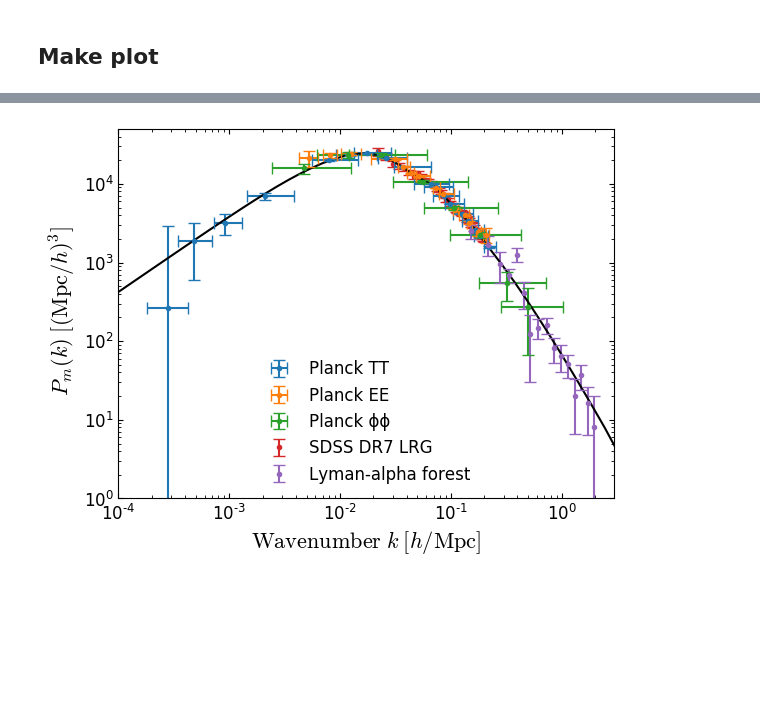
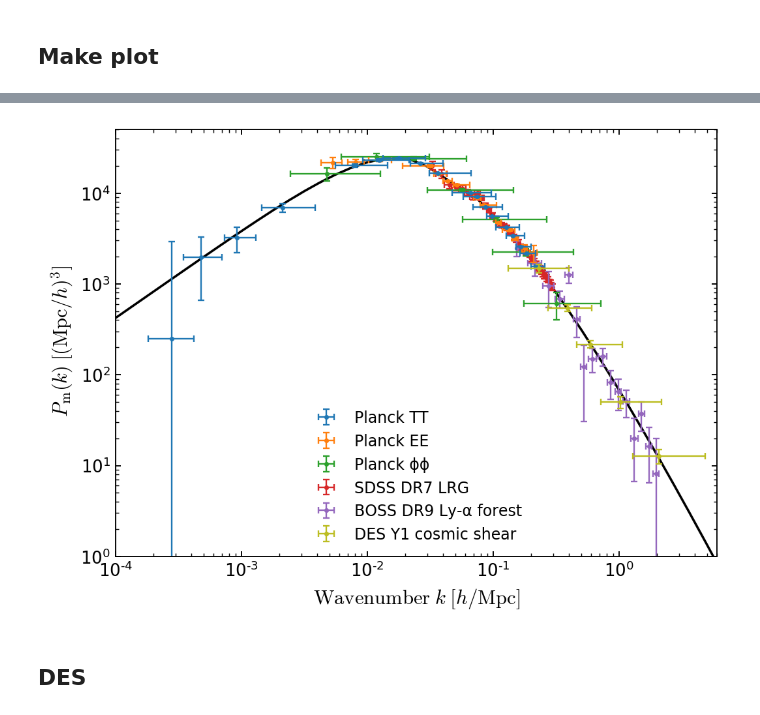
Before and after one commit to marius311/mpk_compilation, a Jupyter notebook: shared/tegfig.ipynb, the cells around one changed output, grey strips where cells are left out. Cells and saved outputs as stored; diff of their text form; code cells hidden in the pictures; blank space fills up the shorter version.

Commit message:
add DES cosmic shear

```diff
--- a/shared/tegfig.ipynb
+++ b/shared/tegfig.ipynb
@@ -163,5 +200,11 @@ d_ϕϕ = d[:,3]
 Σ_ϕϕ = diagm(d[:,4].^2)
 blmin,blmax = Int.(d[:,1]), Int.(d[:,2])
 B_ϕϕ = hcat([(r=zeros(2508); r[lmin:lmax]=1/(lmax-lmin+1); r) for (lmin,lmax) in zip(blmin,blmax)]...);
+# %%
+d = readdlm("dat/planck_lensing_2017/smicadx12_Dec5_ftl_mv2_ndclpp_p_teb_agr2_bandpowers.dat")
+d_ϕϕ = d[:,5]
+Σ_ϕϕ = diagm(d[:,6].^2)
+blmin,blmax = Int.(d[:,2]), Int.(d[:,3])
+B_ϕϕ = hcat([(r=zeros(2508); r[lmin:lmax]=1/(lmax-lmin+1); r) for (lmin,lmax) in zip(blmin,blmax)]...);
 # %%
 errorbar((blmin+blmax)/2, d_ϕϕ, sqrt.(diag(Σ_ϕϕ)),marker=".",ls="")
@@ -172,0 +218,9 @@ semilogx((blmin+blmax)/2, B_ϕϕ' * (@. 1e7 * Cℓϕϕ * (ℓs*(ℓs+1))^2/(2π)
+# %%
+# gets 20/50/80% quantiles of a probability distribution P(x) * dx,
+function get_quantiles(x, Px, dx)
+    cs = cumsum(abs.(Px) .* dx)
+    cs /= cs[end]
+    inz = @. (cs>0) & (cs<1)
+    itp = interpolate((cs[inz],),x[inz],Gridded(Linear()))
+    itp[[0.2,0.5,0.8]]
+end
@@ -222,6 +354,6 @@ end
 rebin (generic function with 1 method)
 # %%
 k_lyaf, Pk_lyaf, σ_lyaf_Pk    = itercols(readdlm("../dat/lya/pm_z0_final.txt"));
-(k_lyaf,Pk_lyaf),(σ_lyaf_Pk,) = rebin((k_lyaf,Pk_lyaf),(σ_lyaf_Pk,), [fill(1,7); [2,2,2,2,3,3,3,4,4]]);
+(k_lyaf,Pk_lyaf),(σ_lyaf_Pk,) = rebin((k_lyaf*h,Pk_lyaf),(σ_lyaf_Pk,), [fill(1,7); [2,2,2,2,3,3,3,4,4]]);
 # %% [markdown]
 ## Make plot
@@ -291,0 +360,2 @@ xlim(1e-4,2e1)
+# %%
+ebar_kwargs = Dict(:capsize=>2, :elinewidth=>1, :markeredgewidth=>1, :marker=>".", :ls=>"", :markersize=>4);
@@ -292,30 +367,40 @@ xlim(1e-4,2e1)
 # %%
-ks′ = logspace(-4,1)
-plot(ks′,Pk[ks′],"k")
+figure(figsize=(7,5),dpi=170)
+
+let k = logspace(-5,1)
+    plot(k/h, h^3 * Pkz[k,0],"k", zorder=-10)
+end
 
 
-make_plot(get_plot_data(d_planck_TT, Σ_planck_TT, B_planck_TT,     CℓTT, WkℓTT, [[1, 3, 5, 20]; fill(5,2); fill(10,5); fill(20,7)])..., label="Planck TT")
-make_plot(get_plot_data(d_high_EE,   Σ_high_EE,   B_high[:,1:199], CℓEE, WkℓEE, [fill(5,2); fill(10,5); fill(20,6); 19])..., label="Planck EE")
-# make_plot(get_plot_data(d_high_TE,   Σ_high_TE,   B_high[:,1:199], CℓTE, WkℓTE, [fill(5,2); fill(10,5); fill(20,6); 19])..., label="Planck TE")
-make_plot(get_plot_data(d_ϕϕ, Σ_ϕϕ, B_ϕϕ, (@. 1e7 * Cℓϕϕ * (ℓs*(ℓs+1))^2/(2π)), Wkℓϕϕ, [1,1,2,2,2,3,3,3])..., label="Planck ϕϕ")
-
-α_reid = 1 ./ Fnuis.(k_reid,x_nuis_reid...) .* (Pk[k_reid]./Pk_halo[k_reid])
-errorbar(k_reid, α_reid .* d_reid_Pk, yerr=(α_reid .* σ_reid_Pk), marker=".", ls="", zorder=-1, label="SDSS DR7 LRG")
+# Planck
+make_plot(get_plot_data(d_planck_TT, Σ_planck_TT, B_planck_TT,     CℓTT, WkℓTT, k, [[1, 3, 5, 20]; fill(5,2); fill(10,5); fill(20,7)])..., label="Planck TT", zorder=-1)
+make_plot(get_plot_data(d_high_EE,   Σ_high_EE,   B_high[:,1:199], CℓEE, WkℓEE, k, [fill(5,2); fill(10,5); fill(20,6); 19])...,            label="Planck EE", zorder=-2)
+make_plot(get_plot_data(d_ϕϕ,        Σ_ϕϕ,        B_ϕϕ,            (@. Cℓϕϕ * (ℓ*(ℓ+1))^2/(2π)), Wkℓϕϕ, k, [1,1,2,2,2,3,3])...,     label="Planck ϕϕ", zorder=-3)
+# make_plot(get_plot_data(d_high_TE,   Σ_high_TE,   B_high[:,1:199], CℓTE, WkℓTE, [fill(5,2); fill(10,5); fill(20,6); 19])...,            label="Planck TE")
 
 
-errorbar(k_lyaf, Pk_lyaf, yerr = σ_lyaf_Pk, ls="", marker=".",  label="Lyman-alpha forest")
+# Reid et al. 2010
+α_reid = 1 ./ Fnuis.(k_reid,x_nuis_reid...) .* (Pkz[k_reid,0]./Pk_halo[k_reid]) * h^3
+errorbar(k_reid/h, α_reid .* d_reid_Pk, yerr=(α_reid .* σ_reid_Pk), xerr = [0; diff(k_reid)], zorder=-1, label="SDSS DR7 LRG", zorder=-5; ebar_kwargs...)
 
+# Lyman-alpha forest
+errorbar(k_lyaf/h, Pk_lyaf, yerr = σ_lyaf_Pk, xerr = [0; diff(k_lyaf*h)], label="BOSS DR9 Ly-α forest", zorder=-4; ebar_kwargs...)
+
+# DES
+make_plot(σξb ./ ξb_theory, kb_DES, (ξb_data ./ ξb_theory), label="DES Y1 cosmic shear", c="C8")
 
 xscale("log")
 yscale("log")
 legend(loc="lower center")
 
-xlim(1e-4,3)
+xlim(1e-4,6)
 ylim(1,5e4)
 
-ylabel(raw"$\; P_m(k) \; [({\rm Mpc}/h)^3]$")
+ylabel(raw"$\; P_{\rm m}(k) \; [({\rm Mpc}/h)^3]$")
 xlabel(raw"${\rm Wavenumber} \; k \; [h/{\rm Mpc}]$")
 
 savefig("tegfig.pdf", bbox_inches="tight")
 # %% [output]
-[figure, old version]
+[figure, new version]
+# %% [markdown]
+## DES
```
Also changed, not shown: parts of 90 cells of this notebook, 1 other file.
